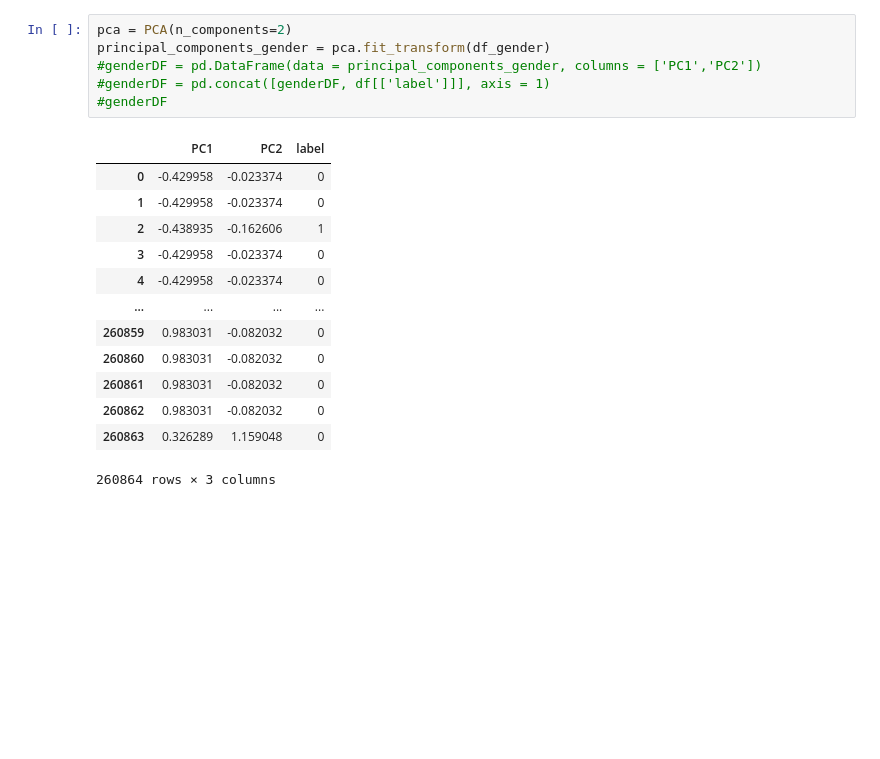
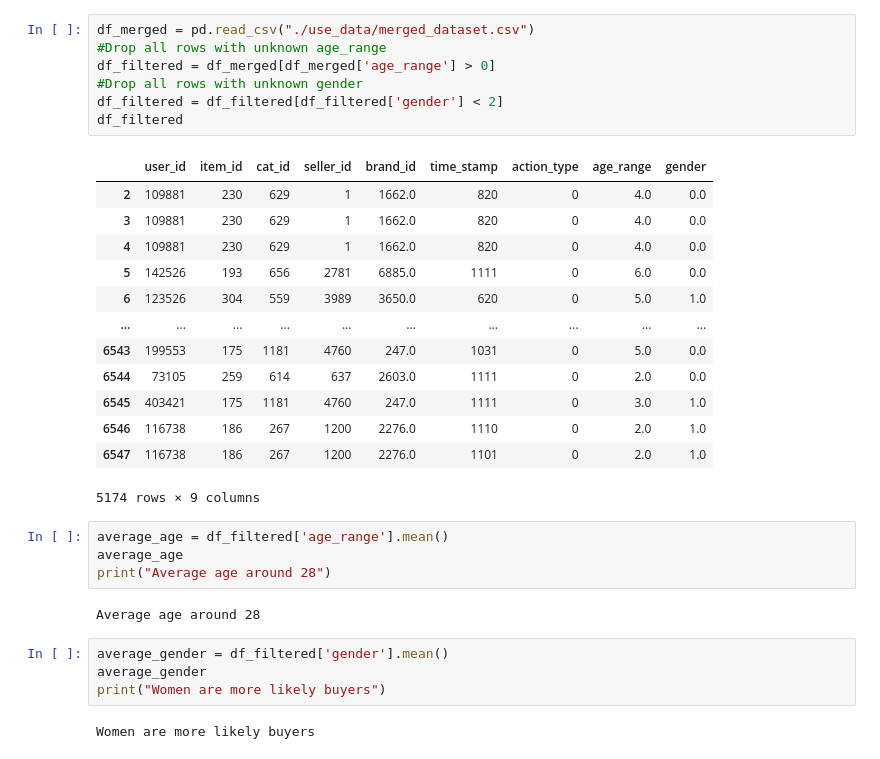
Before and after one commit to MrAlphalfa97/CECS_550, a Jupyter notebook: data_format1/Feature Engineering PCA.ipynb, the cells around one changed output. Drawn from its saved outputs; the diff is of its cells as text; blank space fills up the shorter version.

Commit message:
Consolidation; PCA redo
Consolidated avg age/gender and percent repeat buyer notebooks into just Feature Engineering PCA. values were appended to merged dataset and PCA was performed

```diff
--- a/data_format1/Feature Engineering PCA.ipynb
+++ b/data_format1/Feature Engineering PCA.ipynb
@@ -75,20 +34,33 @@ df_gender
-# %%
-pca = PCA(n_components=2)
-principal_components_gender = pca.fit_transform(df_gender)
-#genderDF = pd.DataFrame(data = principal_components_gender, columns = ['PC1','PC2'])
-#genderDF = pd.concat([genderDF, df[['label']]], axis = 1)
-#genderDF
-# %% [output]
-|  | PC1 | PC2 | label |
-| 0 | -0.429958 | -0.023374 | 0 |
-| 1 | -0.429958 | -0.023374 | 0 |
-| 2 | -0.438935 | -0.162606 | 1 |
-| 3 | -0.429958 | -0.023374 | 0 |
-| 4 | -0.429958 | -0.023374 | 0 |
-| ... | ... | ... | ... |
-| 260859 | 0.983031 | -0.082032 | 0 |
-| 260860 | 0.983031 | -0.082032 | 0 |
-| 260861 | 0.983031 | -0.082032 | 0 |
-| 260862 | 0.983031 | -0.082032 | 0 |
-| 260863 | 0.326289 | 1.159048 | 0 |
-260864 rows × 3 columns
+# %%
+df_merged = pd.read_csv("./use_data/merged_dataset.csv")
+#Drop all rows with unknown age_range
+df_filtered = df_merged[df_merged['age_range'] > 0]
+#Drop all rows with unknown gender
+df_filtered = df_filtered[df_filtered['gender'] < 2]
+df_filtered
+# %% [output]
+|  | user_id | item_id | cat_id | seller_id | brand_id | time_stamp | action_type | age_range | gender |
+| 2 | 109881 | 230 | 629 | 1 | 1662.0 | 820 | 0 | 4.0 | 0.0 |
+| 3 | 109881 | 230 | 629 | 1 | 1662.0 | 820 | 0 | 4.0 | 0.0 |
+| 4 | 109881 | 230 | 629 | 1 | 1662.0 | 820 | 0 | 4.0 | 0.0 |
+| 5 | 142526 | 193 | 656 | 2781 | 6885.0 | 1111 | 0 | 6.0 | 0.0 |
+| 6 | 123526 | 304 | 559 | 3989 | 3650.0 | 620 | 0 | 5.0 | 1.0 |
+| ... | ... | ... | ... | ... | ... | ... | ... | ... | ... |
+| 6543 | 199553 | 175 | 1181 | 4760 | 247.0 | 1031 | 0 | 5.0 | 0.0 |
+| 6544 | 73105 | 259 | 614 | 637 | 2603.0 | 1111 | 0 | 2.0 | 0.0 |
+| 6545 | 403421 | 175 | 1181 | 4760 | 247.0 | 1111 | 0 | 3.0 | 1.0 |
+| 6546 | 116738 | 186 | 267 | 1200 | 2276.0 | 1110 | 0 | 2.0 | 1.0 |
+| 6547 | 116738 | 186 | 267 | 1200 | 2276.0 | 1101 | 0 | 2.0 | 1.0 |
+5174 rows × 9 columns
+# %%
+average_age = df_filtered['age_range'].mean()
+average_age
+print("Average age around 28")
+# %% [output]
+Average age around 28
+# %%
+average_gender = df_filtered['gender'].mean()
+average_gender
+print("Women are more likely buyers")
+# %% [output]
+Women are more likely buyers
```
Also changed, not shown: parts of 30 cells of this notebook, 2 other files.
